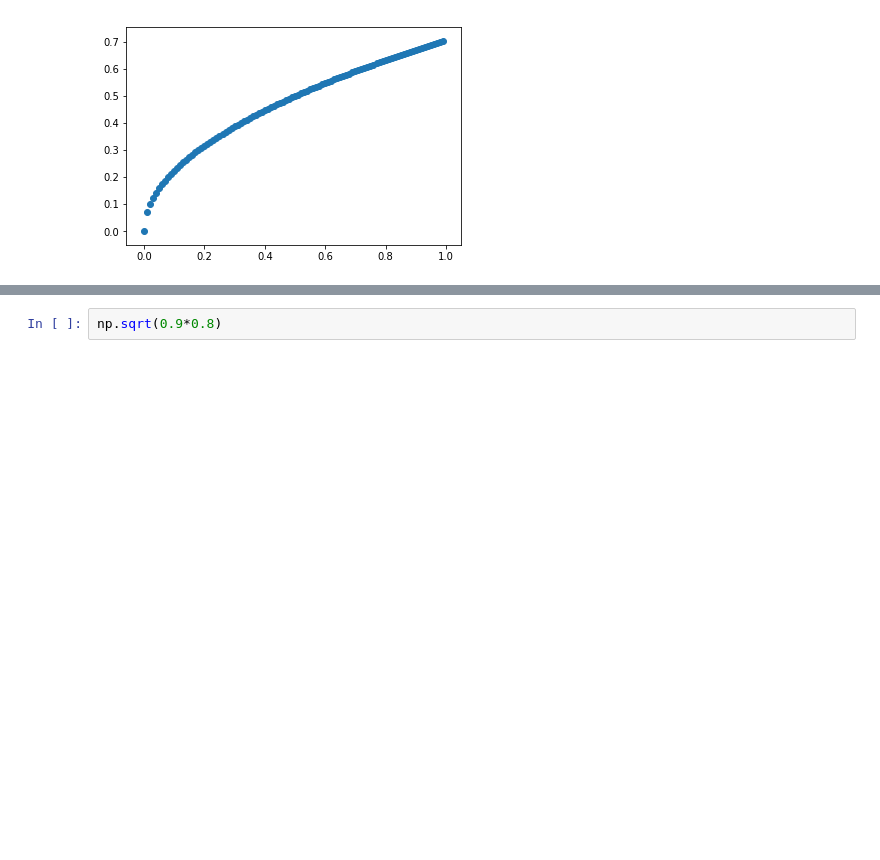
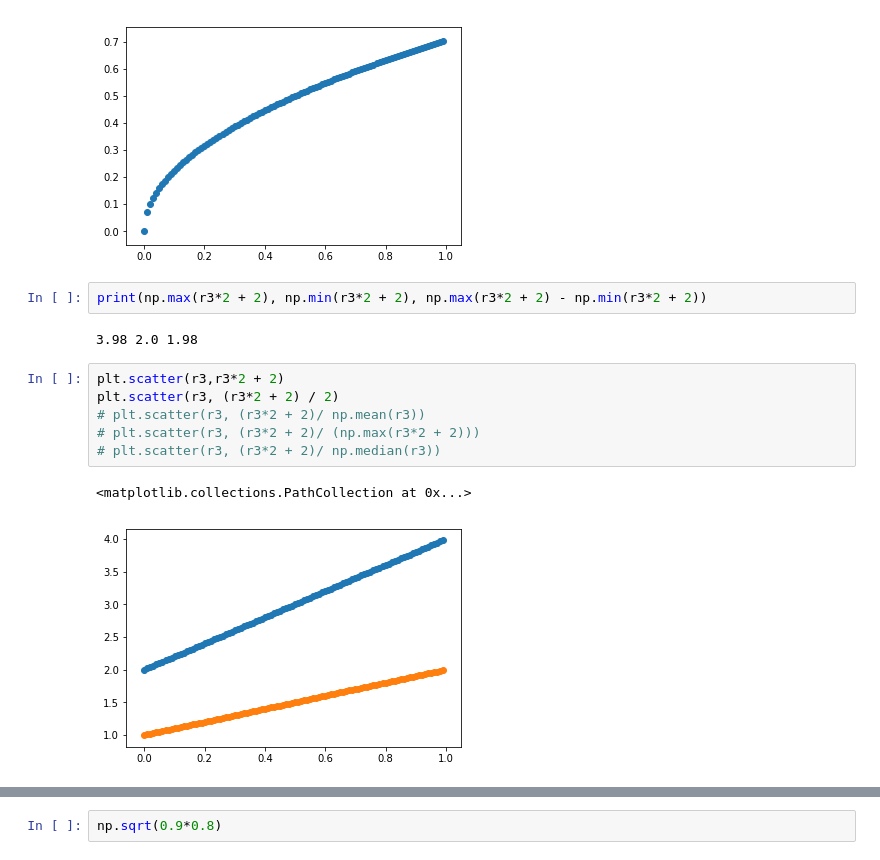
Before and after one commit to mvervuurt/datakitchen, a Jupyter notebook: Math/Scale and Normalize.ipynb, the cells around one changed output, grey strips where cells are left out. Cells and saved outputs as stored; diff of their text form; blank space fills up the shorter version.

```diff
--- a/Math/Scale and Normalize.ipynb
+++ b/Math/Scale and Normalize.ipynb
@@ -34,3 +73,16 @@ plt.scatter(r3,r4)
 t = plt.scatter(r3, np.sqrt(r4))
 # %% [output]
 [figure]
+# %%
+print(np.max(r3*2 + 2), np.min(r3*2 + 2), np.max(r3*2 + 2) - np.min(r3*2 + 2))
+# %% [output]
+3.98 2.0 1.98
+# %%
+plt.scatter(r3,r3*2 + 2)
+plt.scatter(r3, (r3*2 + 2) / 2)
+# plt.scatter(r3, (r3*2 + 2)/ np.mean(r3))
+# plt.scatter(r3, (r3*2 + 2)/ (np.max(r3*2 + 2)))
+# plt.scatter(r3, (r3*2 + 2)/ np.median(r3))
+# %% [output]
+<matplotlib.collections.PathCollection at 0x...>
+[figure, added]
```
Also changed, not shown: parts of 7 cells of this notebook, 56 other files.
